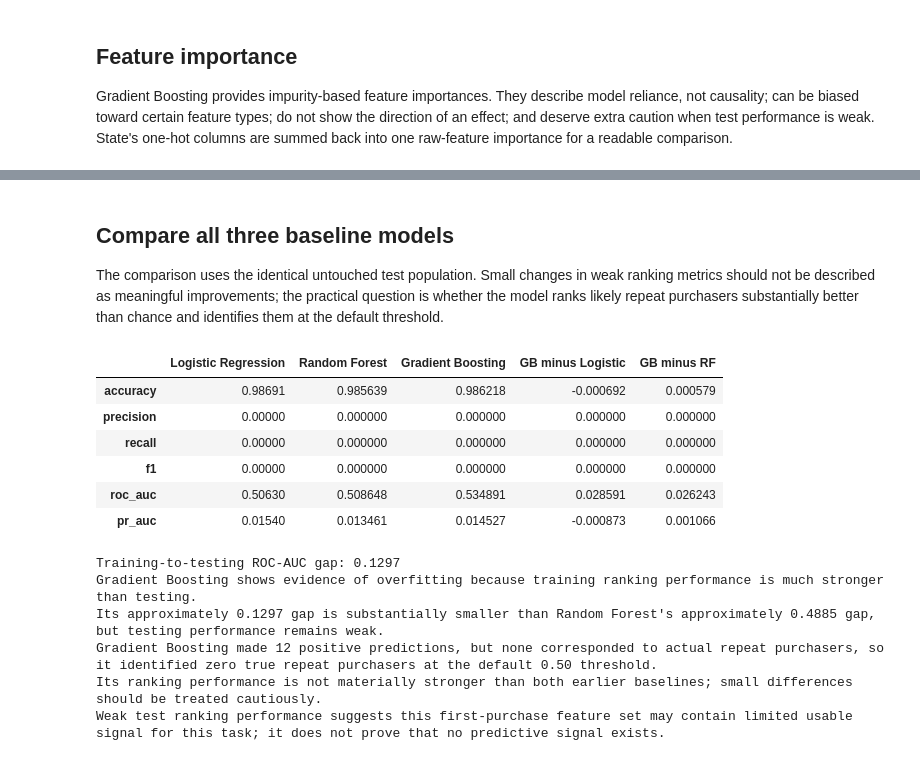
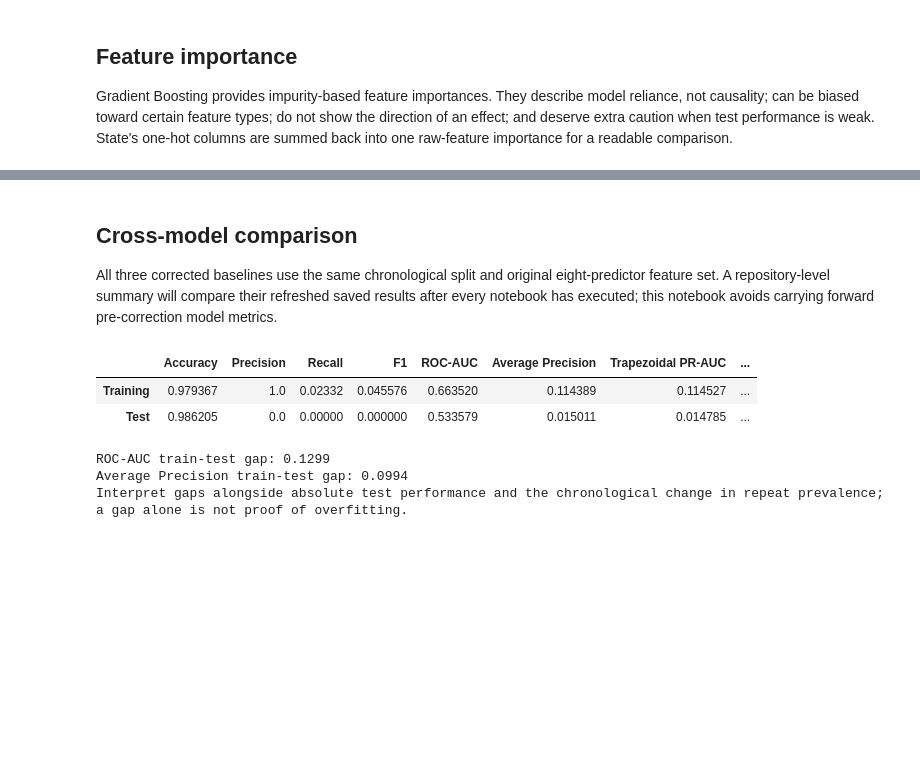
Before and after one commit to marcus-romeo/olist-ecommerce-analytics, a Jupyter notebook: notebooks/103_olist_initial_purchase_gradient_boosting.ipynb, the cells around one changed output, grey strips where cells are left out. Saved outputs shown, nothing was run; the diff lists cells and outputs as text; code cells hidden in the pictures; blank space fills up the shorter version.

Commit message:
Refresh corrected Model A baselines

```diff
--- a/notebooks/103_olist_initial_purchase_gradient_boosting.ipynb
+++ b/notebooks/103_olist_initial_purchase_gradient_boosting.ipynb
@@ -258,72 +262,26 @@ plt.show()
 # %% [markdown]
-## Compare all three baseline models
+## Cross-model comparison
 
-The comparison uses the identical untouched test population. Small changes in weak ranking metrics should not be described as meaningful improvements; the practical question is whether the model ranks likely repeat purchasers substantially better than chance and identifies them at the default threshold.
+All three corrected baselines use the same chronological split and original eight-predictor feature set. A repository-level summary will compare their refreshed saved results after every notebook has executed; this notebook avoids carrying forward pre-correction model metrics.
 # %%
-# Store the supplied same-experiment test metrics for the two earlier baselines.
-logistic_baseline = {
-    "accuracy": 0.98691, "precision": 0.0, "recall": 0.0, "f1": 0.0,
-    "roc_auc": 0.5063, "pr_auc": 0.0154,
-}
-random_forest_baseline = {
-    "accuracy": 0.985639, "precision": 0.0, "recall": 0.0, "f1": 0.0,
-    "roc_auc": 0.508648, "pr_auc": 0.013461,
-}
-# Align the same test metrics so only the modeling algorithm differs across columns.
-comparison_metrics = list(logistic_baseline)
-comparison = pd.DataFrame({
-    "Logistic Regression": pd.Series(logistic_baseline),
-    "Random Forest": pd.Series(random_forest_baseline),
-    "Gradient Boosting": pd.Series({key: test_metrics[key] for key in comparison_metrics}),
-})
-comparison["GB minus Logistic"] = comparison["Gradient Boosting"] - comparison["Logistic Regression"]
-comparison["GB minus RF"] = comparison["Gradient Boosting"] - comparison["Random Forest"]
-comparison
+# Cross-model comparison is intentionally deferred until all corrected baseline notebooks have been executed.
+# This controlled refresh reports this model's own corrected results without carrying forward historical outputs.
+metrics_table
 # %% [output]
-|  | Logistic Regression | Random Forest | Gradient Boosting | GB minus Logistic | GB minus RF |
-| accuracy | 0.98691 | 0.985639 | 0.986218 | -0.000692 | 0.000579 |
-| precision | 0.00000 | 0.000000 | 0.000000 | 0.000000 | 0.000000 |
-| recall | 0.00000 | 0.000000 | 0.000000 | 0.000000 | 0.000000 |
-| f1 | 0.00000 | 0.000000 | 0.000000 | 0.000000 | 0.000000 |
-| roc_auc | 0.50630 | 0.508648 | 0.534891 | 0.028591 | 0.026243 |
-| pr_auc | 0.01540 | 0.013461 | 0.014527 | -0.000873 | 0.001066 |
+|  | Accuracy | Precision | Recall | F1 | ROC-AUC | Average Precision | Trapezoidal PR-AUC | ... |
+| Training | 0.979367 | 1.0 | 0.02332 | 0.045576 | 0.663520 | 0.114389 | 0.114527 | ... |
+| Test | 0.986205 | 0.0 | 0.00000 | 0.000000 | 0.533579 | 0.015011 | 0.014785 | ... |
 # %%
-# Compare training and testing ROC-AUC to assess whether apparent training fit carries forward to later customers.
-overfit_gap = train_metrics["roc_auc"] - test_metrics["roc_auc"]
-best_prior_roc_auc = max(logistic_baseline["roc_auc"], random_forest_baseline["roc_auc"])
-best_prior_pr_auc = max(logistic_baseline["pr_auc"], random_forest_baseline["pr_auc"])
-
-if overfit_gap >= 0.05:
-    generalization_verdict = "shows evidence of overfitting because training ranking performance is much stronger than testing"
-else:
-    generalization_verdict = "shows no large ROC-AUC generalization gap"
-
-if test_metrics["recall"] == 0:
-    threshold_verdict = (
-        f"made {test_metrics['positive_predictions']} positive predictions, but none corresponded to actual repeat purchasers, so it identified zero true repeat purchasers at the default 0.50 threshold"
-    )
-else:
-    threshold_verdict = "identifies at least some true repeat purchasers at the default 0.50 threshold"
-
-if (test_metrics["roc_auc"] - best_prior_roc_auc > 0.01 and
-        test_metrics["pr_auc"] - best_prior_pr_auc > 0.001):
-    ranking_verdict = "is materially stronger than both earlier baselines on both ranking metrics"
-else:
-    ranking_verdict = "is not materially stronger than both earlier baselines; small differences should be treated cautiously"
-
-print(f"Training-to-testing ROC-AUC gap: {overfit_gap:.4f}")
-print(f"Gradient Boosting {generalization_verdict}.")
-print("Its approximately 0.1297 gap is substantially smaller than Random Forest's approximately 0.4885 gap, but testing performance remains weak.")
-print(f"Gradient Boosting {threshold_verdict}.")
-print(f"Its ranking performance {ranking_verdict}.")
-print("Weak test ranking performance suggests this first-purchase feature set may contain limited usable signal for this task; it does not prove that no predictive signal exists.")
+# Compare training and test ranking performance: a large gap can indicate overfitting, while weak values on both can indicate limited signal.
+roc_gap = train_metrics["ROC-AUC"] - test_metrics["ROC-AUC"]
+ap_gap = train_metrics["Average Precision"] - test_metrics["Average Precision"]
+print(f"ROC-AUC train-test gap: {roc_gap:.4f}")
+print(f"Average Precision train-test gap: {ap_gap:.4f}")
+print("Interpret gaps alongside absolute test performance and the chronological change in repeat prevalence; a gap alone is not proof of overfitting.")
 # %% [output]
-Training-to-testing ROC-AUC gap: 0.1297
-Gradient Boosting shows evidence of overfitting because training ranking performance is much stronger than testing.
-Its approximately 0.1297 gap is substantially smaller than Random Forest's approximately 0.4885 gap, but testing performance remains weak.
-Gradient Boosting made 12 positive predictions, but none corresponded to actual repeat purchasers, so it identified zero true repeat purchasers at the default 0.50 threshold.
-Its ranking performance is not materially stronger than both earlier baselines; small differences should be treated cautiously.
-Weak test ranking performance suggests this first-purchase feature set may contain limited usable signal for this task; it does not prove that no predictive signal exists.
+ROC-AUC train-test gap: 0.1299
+Average Precision train-test gap: 0.0994
+Interpret gaps alongside absolute test performance and the chronological change in repeat prevalence; a gap alone is not proof of overfitting.
 # %% [markdown]
 ## Interpretation
 
```
Also changed, not shown: parts of 10 cells of this notebook, 3 other files.
